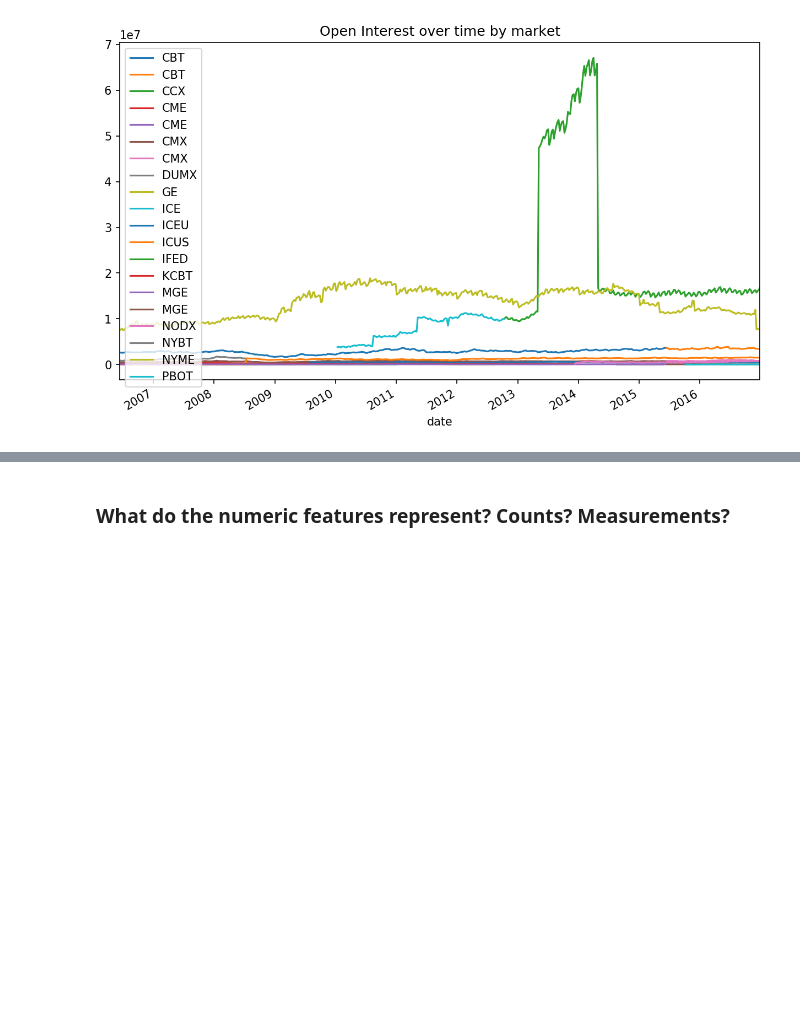
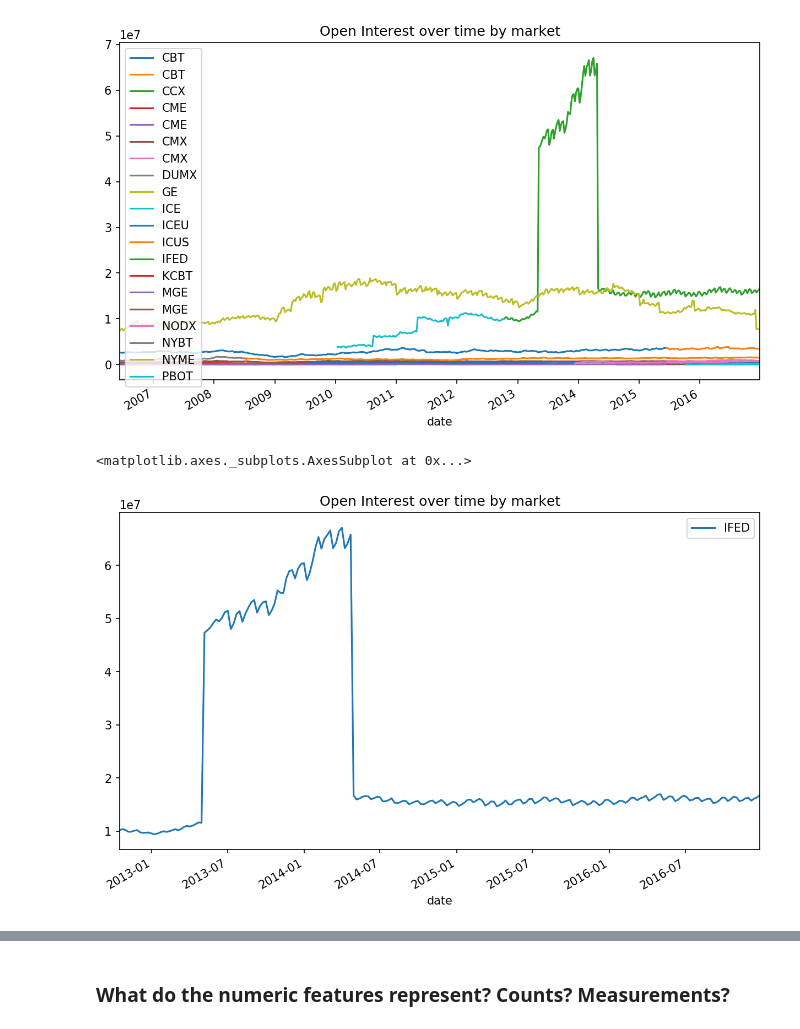
Before and after one commit to gvacaliuc/thehotcommodity, a Jupyter notebook: notebooks/ryan_k-eda.ipynb, the cells around one changed output, grey strips where cells are left out. Drawn from its saved outputs; the diff is of its cells as text; code cells hidden in the pictures; blank space fills up the shorter version.

```diff
--- a/notebooks/ryan_k-eda.ipynb
+++ b/notebooks/ryan_k-eda.ipynb
@@ -117,10 +118,15 @@ grouped_data['Open_Interest_All'].sum().plot(title="Total Open Interest Over Tim
 # %%
 # Plot by market
-df['date'] = pd.to_datetime(df['Report_Date_as_YYYY-MM-DD'])
-sorted_data = df.sort_values('date')
-grouped_data = sorted_data.groupby(['CFTC_Market_Code','date'])['Open_Interest_All'].sum()
-data = grouped_data.reset_index('date')
-for market in data.index.unique():
-    ax = data.loc[market].plot(title='Open Interest over time by market', x='date', y='Open_Interest_All', ax=plt.gca(), label=market)
+market_groups = df.groupby(['CFTC_Market_Code','date'])['Open_Interest_All'].sum().reset_index('date')
+for market in market_groups.index.unique():
+    ax = market_groups.loc[market].plot(title='Open Interest over time by market', x='date', y='Open_Interest_All',
+                               ax=plt.gca(), label=market)
 # %% [output]
 [figure]
+# %%
+# Show IFED by itself with temporarily wildly different data
+market = 'IFED'
+market_groups.loc[market].plot(title='Open Interest over time by market', x='date', y='Open_Interest_All', label=market)
+# %% [output]
+<matplotlib.axes._subplots.AxesSubplot at 0x...>
+[figure, added]
```
Also changed, not shown: parts of 2 cells of this notebook.
